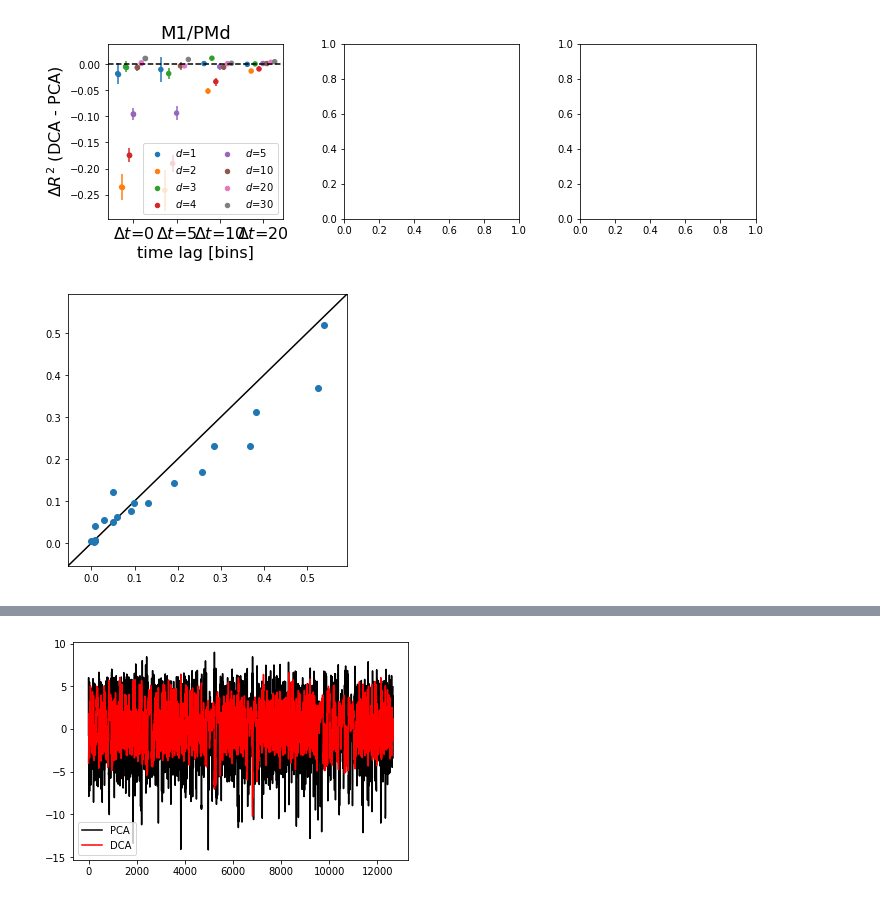
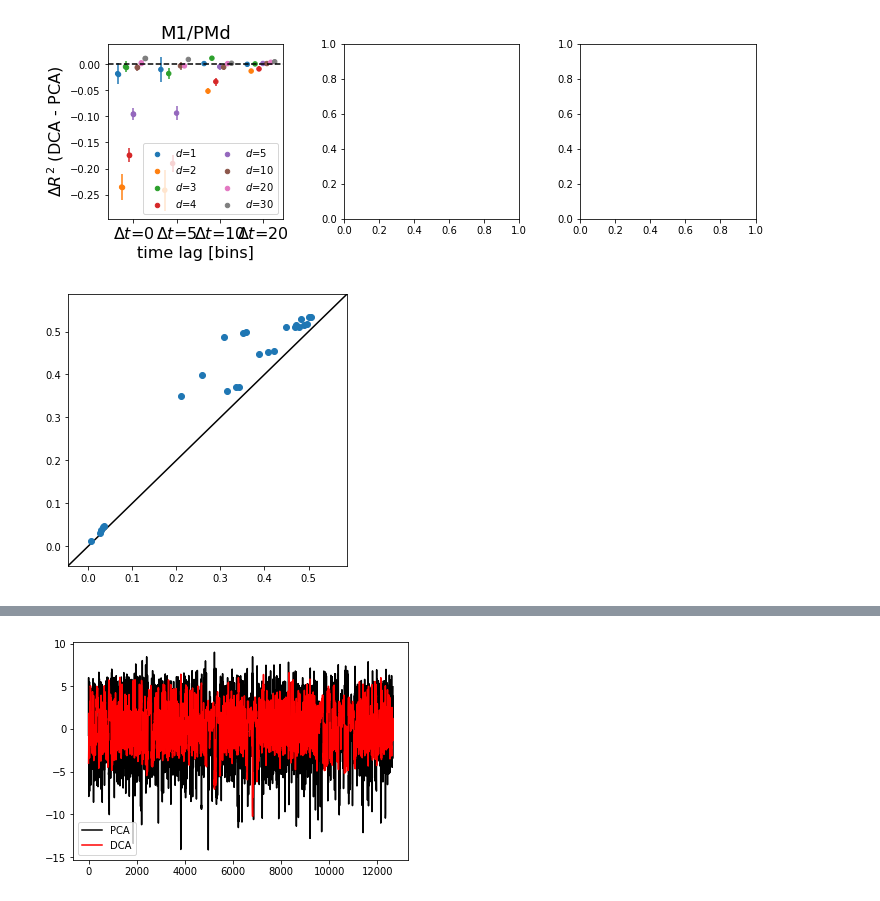
Before and after one commit to BouchardLab/DynamicalComponentsAnalysis, a Jupyter notebook: notebooks/NeuralData.ipynb, the cells around one changed output, grey strips where cells are left out. Saved outputs shown, nothing was run; the diff lists cells and outputs as text; code cells hidden in the pictures.

```diff
--- a/notebooks/NeuralData.ipynb
+++ b/notebooks/NeuralData.ipynb
@@ -7,11 +7,11 @@ import h5py
 import matplotlib.pyplot as plt
 import os
 
-from cca.data_util import CrossValidate, load_neural_data, form_lag_matrix
-from cca.cov_util import calc_cross_cov_mats_from_cov, calc_cross_cov_mats_from_data
+from cca.data_util import CrossValidate, form_lag_matrix
+from cca.cov_util import calc_cov_from_cross_cov_mats, calc_cross_cov_mats_from_cov, calc_cross_cov_mats_from_data, taper_cov, calc_cross_cov_mats_from_cov
 from cca import ComplexityComponentsAnalysis
 
-RESULTS_FILENAME = "neural_decoding_results_new.hdf5"
+RESULTS_FILENAME = "neural_decoding_results_new_new.hdf5"
 # %%
 def linear_decode_r2(X_train, Y_train, X_test, Y_test, decoding_window=1, offset=0):
     X_train = X_train - X_train.mean(axis=0)
@@ -46,9 +61,9 @@ prefix = "/users/davidclark/Desktop/KordingData/example_data_"
 postfix = ".pickle"
 dset_names = ["m1"]
 filenames = [prefix+name+postfix for name in dset_names]
-T_vals = [10]
-dim_vals = [1, 2, 3, 4, 5]
-offset_vals = [0, 5, 10, 20]
+T_vals = [2, 4, 6, 8, 10]
+dim_vals = [10]
+offset_vals = [0]
 num_cv_folds = 5
 bin_width_s = 0.100
 min_spike_count = 20
@@ -61,7 +76,7 @@ if delete_old_file:
     except OSError:
         pass
 f = h5py.File(RESULTS_FILENAME, "w-")
-f.attrs["filenames"] = filenames
+#f.attrs["filenames"] = np.array(filenames)
 f.attrs["T_vals"] = T_vals
 f.attrs["dim_vals"] = dim_vals
 f.attrs["offset_vals"] = offset_vals
@@ -69,7 +84,7 @@ f.attrs["num_cv_folds"] = num_cv_folds
 f.attrs["bin_width_s"] = bin_width_s
 f.attrs["min_spike_count"] = min_spike_count
 f.attrs["decoding_window"] = decoding_window
-f.attrs["dset_names"] = dset_names
+#f.attrs["dset_names"] = np.array(dset_names)
 
 results_size = (len(dset_names), num_cv_folds, len(dim_vals), len(offset_vals), len(T_vals)+1)
 results = f.create_dataset("results", results_size)
@@ -77,15 +92,18 @@ results = f.create_dataset("results", results_size)
 for dset_idx in range(len(filenames)):
     #Load data
     filename = filenames[dset_idx]
-    X, Y = load_neural_data(filename, bin_width_s=bin_width_s)
-    X = X[:, get_active_channels(X, window_size=300, min_count=5)]
-    X = np.sqrt(X)
-    X = sliding_z_score(X, window_size=300)
+    #X, Y = load_neural_data(filename, bin_width_s=bin_width_s)
+    X, Y = load_sabes_data(bin_width_s=0.1)
+    #X = X[:, get_active_channels(X, window_size=300, min_count=5)]
+    X = X[:, np.sum(X, axis=0) > 100]
+    #X = np.sqrt(X)
+    #X = sliding_z_score(X, window_size=300)
     X = X - X.mean(axis=0)
+    #X /= X.std(axis=0)
     Y = Y - Y.mean(axis=0)
     N = X.shape[1]
 
-    X = scipy.ndimage.gaussian_filter1d(X, axis=0, sigma=1)
+    #X = scipy.ndimage.gaussian_filter1d(X, axis=0, sigma=1)
 
     #cov = np.cov(X.T)
     #sqrt_inv = np.linalg.inv(scipy.linalg.sqrtm(cov))
@@ -116,6 +134,9 @@ for dset_idx in range(len(filenames)):
         """
         T_max = np.max(T_vals)
         cross_cov_mats = calc_cross_cov_mats_from_data(X_train_ctd, T_max)
+        #cov = calc_cov_from_cross_cov_mats(cross_cov_mats)
+        #cov = taper_cov(cov, T_max, N, T_max)
+        #cross_cov_mats = calc_cross_cov_mats_from_cov(cov, T_max, N)
 
         #Do PCA
         w, V_pca_full = scipy.linalg.eigh(np.dot(X_train_ctd.T, X_train_ctd)/len(X_train_ctd))
@@ -236,38 +258,38 @@ dset_idx = 0
 T_idx = 0
 
 num_cv_folds = f.attrs["num_cv_folds"]
-dset_names = f.attrs["dset_names"]
+#dset_names = f.attrs["dset_names"]
 dim_vals = f.attrs["dim_vals"]
 offset_vals = f.attrs["offset_vals"]
 n_dim = len(dim_vals)
 n_offsets = len(offset_vals)
 sem_factor = np.sqrt(1/num_cv_folds + 1/(num_cv_folds-1))
 
 pca_vals = results[dset_idx, :, :, :, 0]
 dca_vals = results[dset_idx, :, :, :, T_idx+1]
 diffs_mean = (dca_vals - pca_vals).mean(axis=0)
 diffs_sem = (dca_vals - pca_vals).std(axis=0)*sem_factor
 
 def square_scatter(x, y, ax=None):
     if ax is None:
         _, ax = plt.subplots(1, 1, figsize=(5, 5))
     min_val = np.min(np.concatenate((x, y)))
     max_val = np.max(np.concatenate((x, y)))
     val_range = max_val - min_val
     min_val -= 0.1*val_range
     max_val += 0.1*val_range
     ax.set_xlim([min_val, max_val])
     ax.set_ylim([min_val, max_val])
     ax.scatter(x, y)
     t = np.linspace(min_val, max_val, 100)
     ax.plot(t, t, c="black", zorder=0)
     return ax
 
 
-ax = square_scatter(pca_vals.mean(axis=0), dca_vals.mean(axis=0))
+ax = square_scatter(pca_vals, dca_vals)
 #ax.set_xlim([-0.0, 0.1])
 #ax.set_ylim([-0.0, 0.1])
 
 plt.show()
 # %% [output]
-[figure, old version]
+[figure, new version]
```
Also changed, not shown: parts of 15 cells of this notebook, 4 other files.
